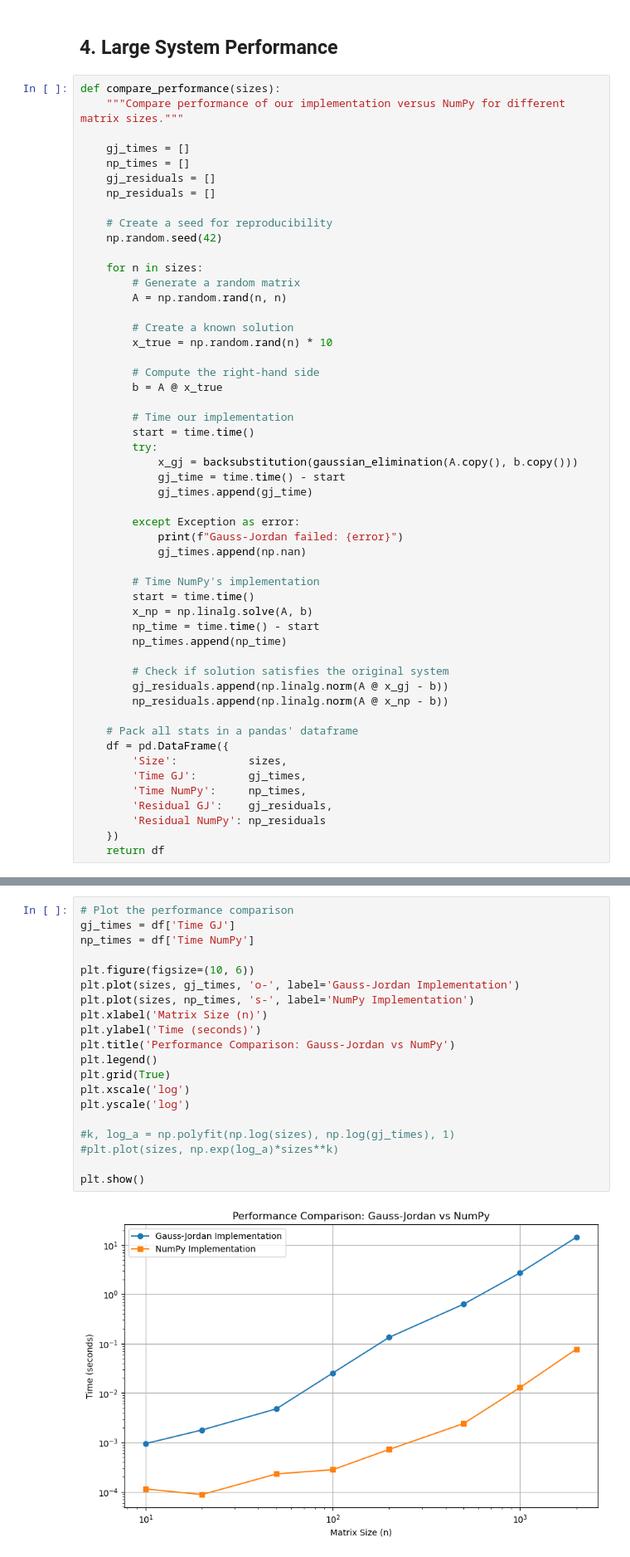
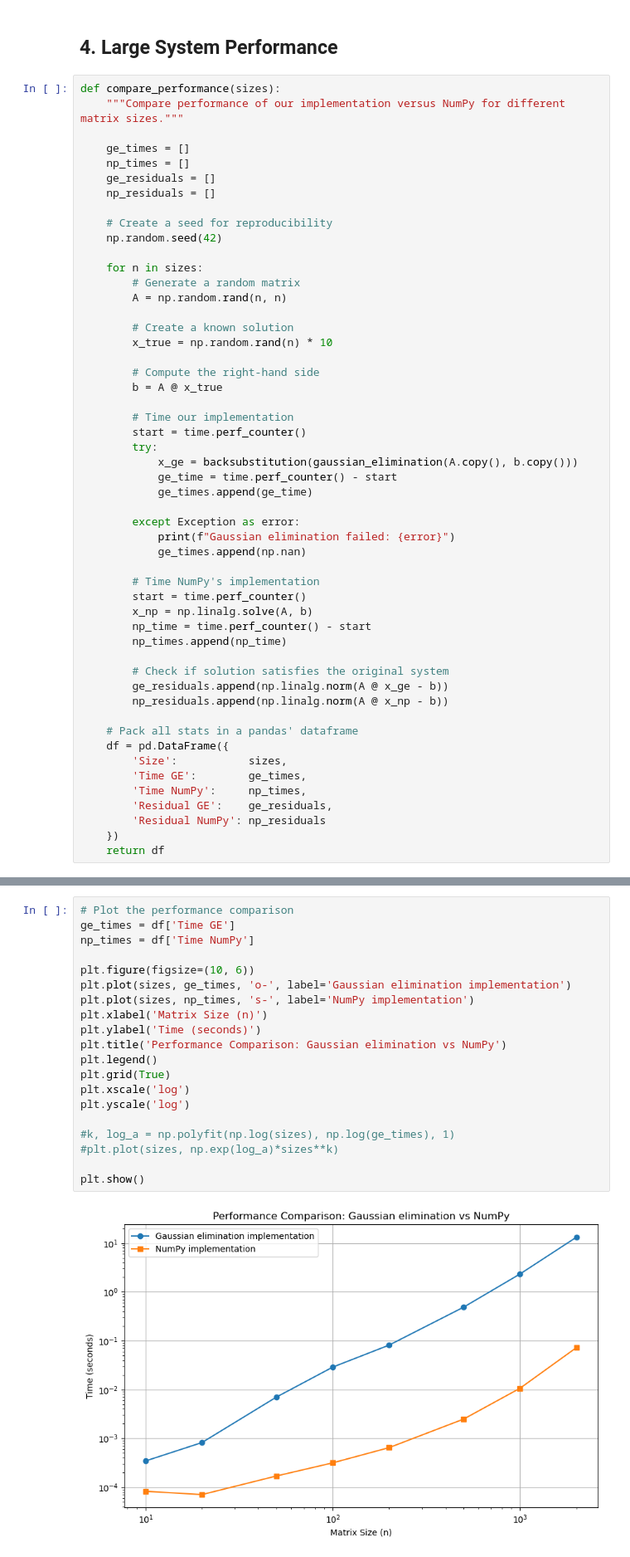
Before and after one commit to diegoandresalvarez/metodosnumericos, a Jupyter notebook: codigo/02_sistemas_ecuaciones_lineales/gauss_elimination_with_backsubstitution.ipynb, the cells around one changed output, grey strips where cells are left out. Shown at 83% size. Drawn from its saved outputs; the diff is of its cells as text.

```diff
--- a/codigo/02_sistemas_ecuaciones_lineales/gauss_elimination_with_backsubstitution.ipynb
+++ b/codigo/02_sistemas_ecuaciones_lineales/gauss_elimination_with_backsubstitution.ipynb
@@ -372,9 +374,9 @@ The system is poorly conditioned, which may lead to numerical instability.
 def compare_performance(sizes):
     """Compare performance of our implementation versus NumPy for different matrix sizes."""
 
-    gj_times = []
+    ge_times = []
     np_times = []
-    gj_residuals = []
+    ge_residuals = []
     np_residuals = []
 
     # Create a seed for reproducibility
@@ -391,32 +393,32 @@ def compare_performance(sizes):
         b = A @ x_true
 
         # Time our implementation
-        start = time.time()
+        start = time.perf_counter()
         try:
-            x_gj = backsubstitution(gaussian_elimination(A.copy(), b.copy()))
-            gj_time = time.time() - start
-            gj_times.append(gj_time)
+            x_ge = backsubstitution(gaussian_elimination(A.copy(), b.copy()))
+            ge_time = time.perf_counter() - start
+            ge_times.append(ge_time)
 
         except Exception as error:
-            print(f"Gauss-Jordan failed: {error}")
-            gj_times.append(np.nan)
+            print(f"Gaussian elimination failed: {error}")
+            ge_times.append(np.nan)
 
         # Time NumPy's implementation
-        start = time.time()
+        start = time.perf_counter()
         x_np = np.linalg.solve(A, b)
-        np_time = time.time() - start
+        np_time = time.perf_counter() - start
         np_times.append(np_time)
 
         # Check if solution satisfies the original system
-        gj_residuals.append(np.linalg.norm(A @ x_gj - b))
+        ge_residuals.append(np.linalg.norm(A @ x_ge - b))
         np_residuals.append(np.linalg.norm(A @ x_np - b))
 
     # Pack all stats in a pandas' dataframe
     df = pd.DataFrame({
         'Size':           sizes,
-        'Time GJ':        gj_times,
+        'Time GE':        ge_times,
         'Time NumPy':     np_times,
-        'Residual GJ':    gj_residuals,
+        'Residual GE':    ge_residuals,
         'Residual NumPy': np_residuals
     })
     return df
@@ -440,25 +442,25 @@ Performance Comparison:
 # %%
 # Plot the performance comparison
-gj_times = df['Time GJ']
+ge_times = df['Time GE']
 np_times = df['Time NumPy']
 
 plt.figure(figsize=(10, 6))
-plt.plot(sizes, gj_times, 'o-', label='Gauss-Jordan Implementation')
-plt.plot(sizes, np_times, 's-', label='NumPy Implementation')
+plt.plot(sizes, ge_times, 'o-', label='Gaussian elimination implementation')
+plt.plot(sizes, np_times, 's-', label='NumPy implementation')
 plt.xlabel('Matrix Size (n)')
 plt.ylabel('Time (seconds)')
-plt.title('Performance Comparison: Gauss-Jordan vs NumPy')
+plt.title('Performance Comparison: Gaussian elimination vs NumPy')
 plt.legend()
 plt.grid(True)
 plt.xscale('log')
 plt.yscale('log')
 
-#k, log_a = np.polyfit(np.log(sizes), np.log(gj_times), 1)
+#k, log_a = np.polyfit(np.log(sizes), np.log(ge_times), 1)
 #plt.plot(sizes, np.exp(log_a)*sizes**k)
 
 plt.show()
 # %% [output]
-[figure, old version]
+[figure, new version]
 # %% [markdown]
 When data follows a straight line in a log-log plot, it indicates that the relationship between the two variables adheres to a *power law*. Specifically, the data can be modeled by an equation of the form $y = ax^k$. To show that, take the logarithm of both sides of the power law equation transforms it into:
 $$
```
Also changed, not shown: parts of 4 cells of this notebook, 1 other file.
